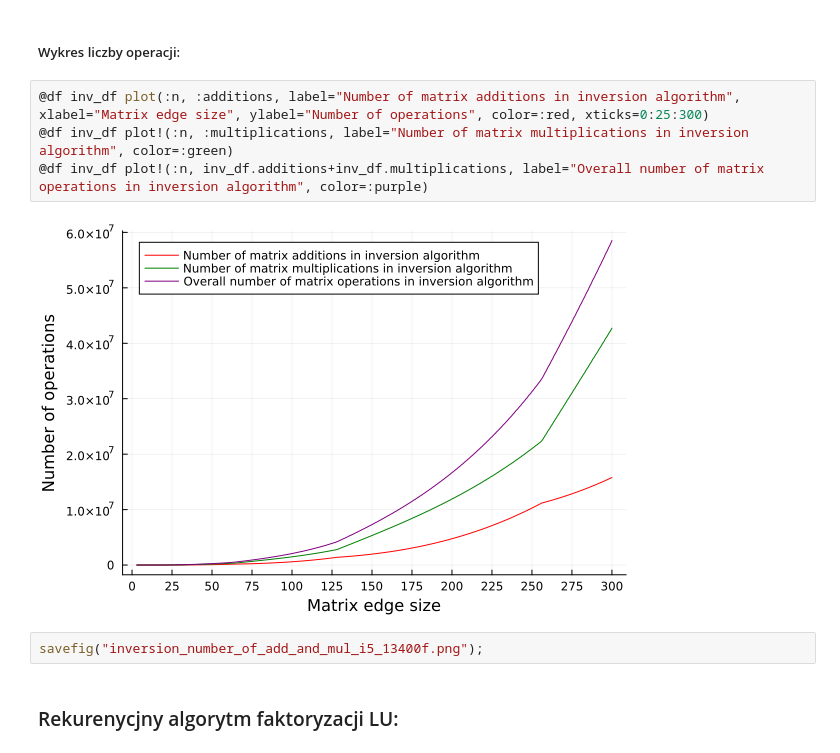
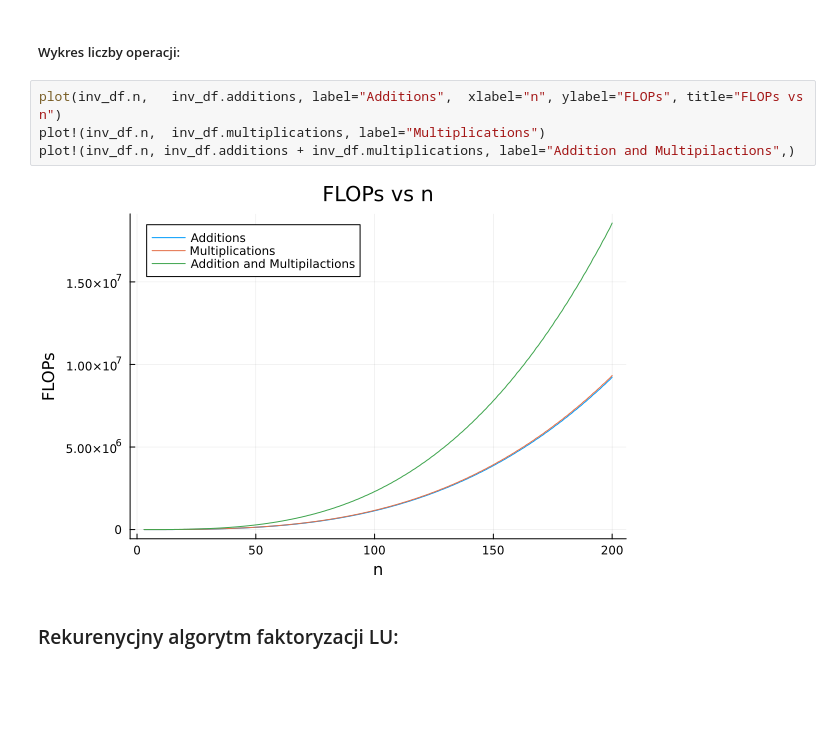
Before and after one commit to janmast1o/Macierzowe, a Jupyter notebook: Lab2/lab2.ipynb, the cells around one changed output. Drawn from its saved outputs; the diff is of its cells as text; blank space fills up the shorter version.

```diff
--- a/Lab2/lab2.ipynb
+++ b/Lab2/lab2.ipynb
@@ -349,13 +348,11 @@ savefig("inversion_exec_time_i5_13400f.png");
 # %% [markdown]
 ##### Wykres liczby operacji:
-# %%
-@df inv_df plot(:n, :additions, label="Number of matrix additions in inversion algorithm", xlabel="Matrix edge size", ylabel="Number of operations", color=:red, xticks=0:25:300)
-@df inv_df plot!(:n, :multiplications, label="Number of matrix multiplications in inversion algorithm", color=:green)
-@df inv_df plot!(:n, inv_df.additions+inv_df.multiplications, label="Overall number of matrix operations in inversion algorithm", color=:purple)
-# %% [output]
-[figure, removed]
-# %%
-savefig("inversion_number_of_add_and_mul_i5_13400f.png");
+# %%
+plot(inv_df.n,   inv_df.additions, label="Additions",  xlabel="n", ylabel="FLOPs", title="FLOPs vs n")
+plot!(inv_df.n,  inv_df.multiplications, label="Multiplications")
+plot!(inv_df.n, inv_df.additions + inv_df.multiplications, label="Addition and Multipilactions",)
+# %% [output]
+[figure, added]
 # %% [markdown]
 ### Rekurenycjny algorytm faktoryzacji LU:
 # %% [markdown]
```
Also changed, not shown: parts of 100 cells of this notebook, 18 other files.
